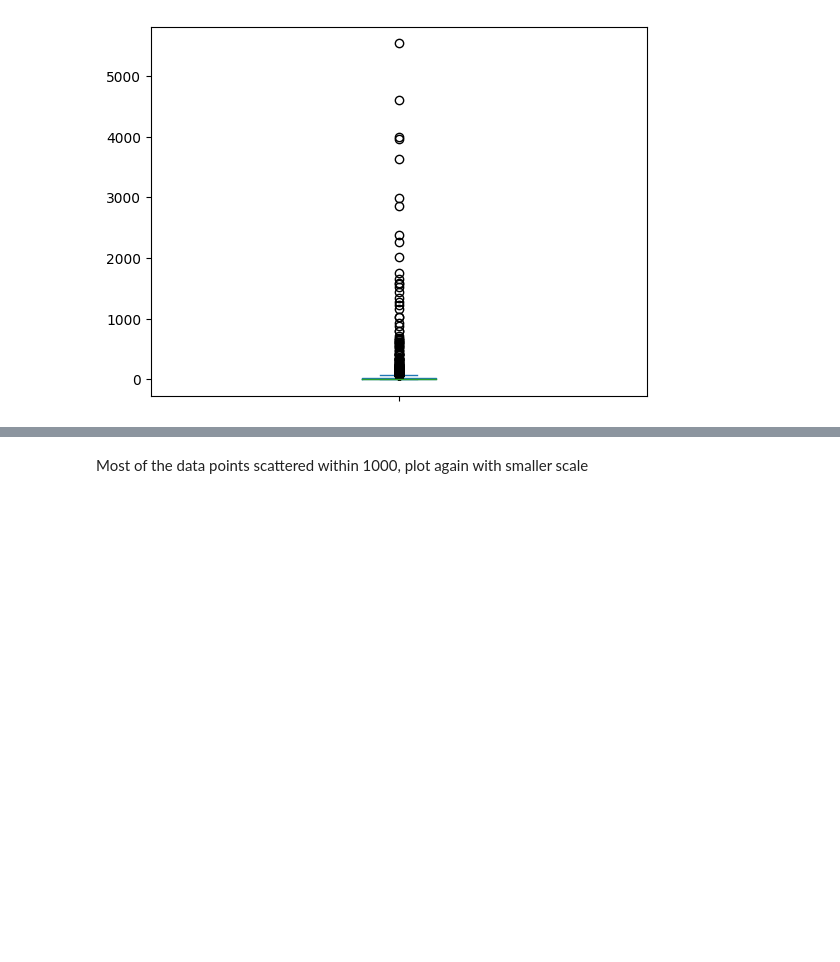
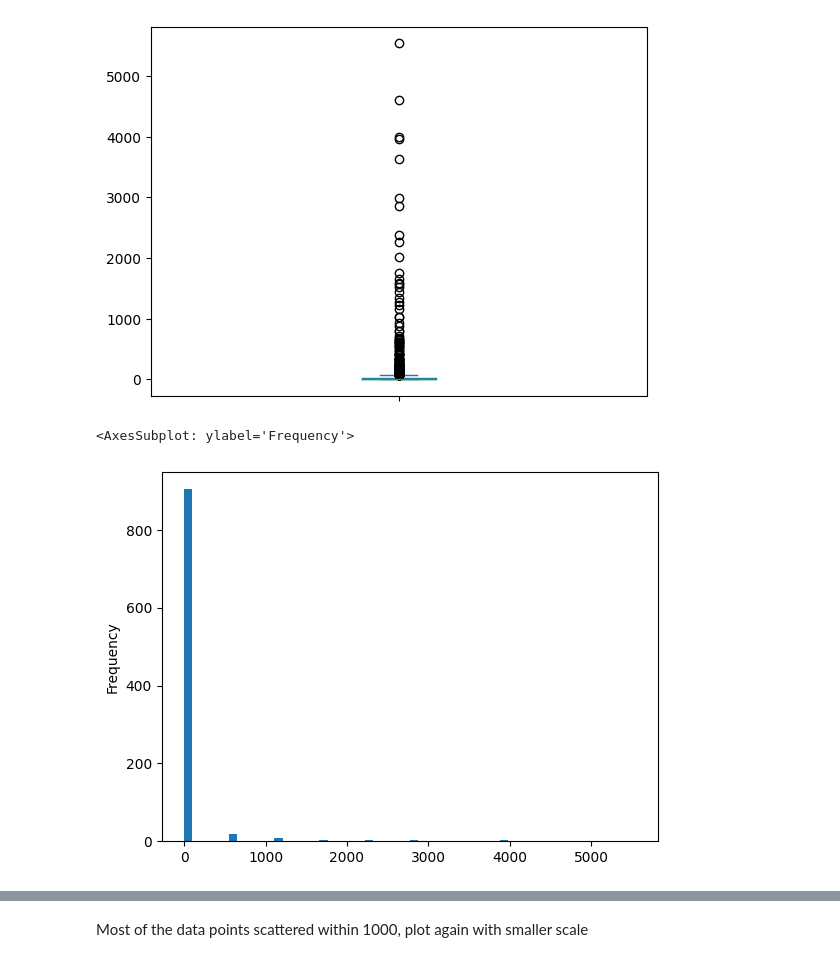
Before and after one commit to IanCEHwang/A-B-testing, a Jupyter notebook: Mobile Games AB testing_Cookie_Cats/EDA.ipynb, the cells around one changed output, grey strips where cells are left out. Drawn from its saved outputs; the diff is of its cells as text; code cells hidden in the pictures; blank space fills up the shorter version.

```diff
--- a/Mobile Games AB testing_Cookie_Cats/EDA.ipynb
+++ b/Mobile Games AB testing_Cookie_Cats/EDA.ipynb
@@ -39,3 +54,8 @@ df.groupby('sum_gamerounds').size().plot.box()
 # %% [output]
 <AxesSubplot: >
 [figure]
+# %%
+df.groupby('sum_gamerounds').size().plot.hist(width = 100)
+# %% [output]
+<AxesSubplot: ylabel='Frequency'>
+[figure, added]
```
Also changed, not shown: parts of 8 cells of this notebook.
